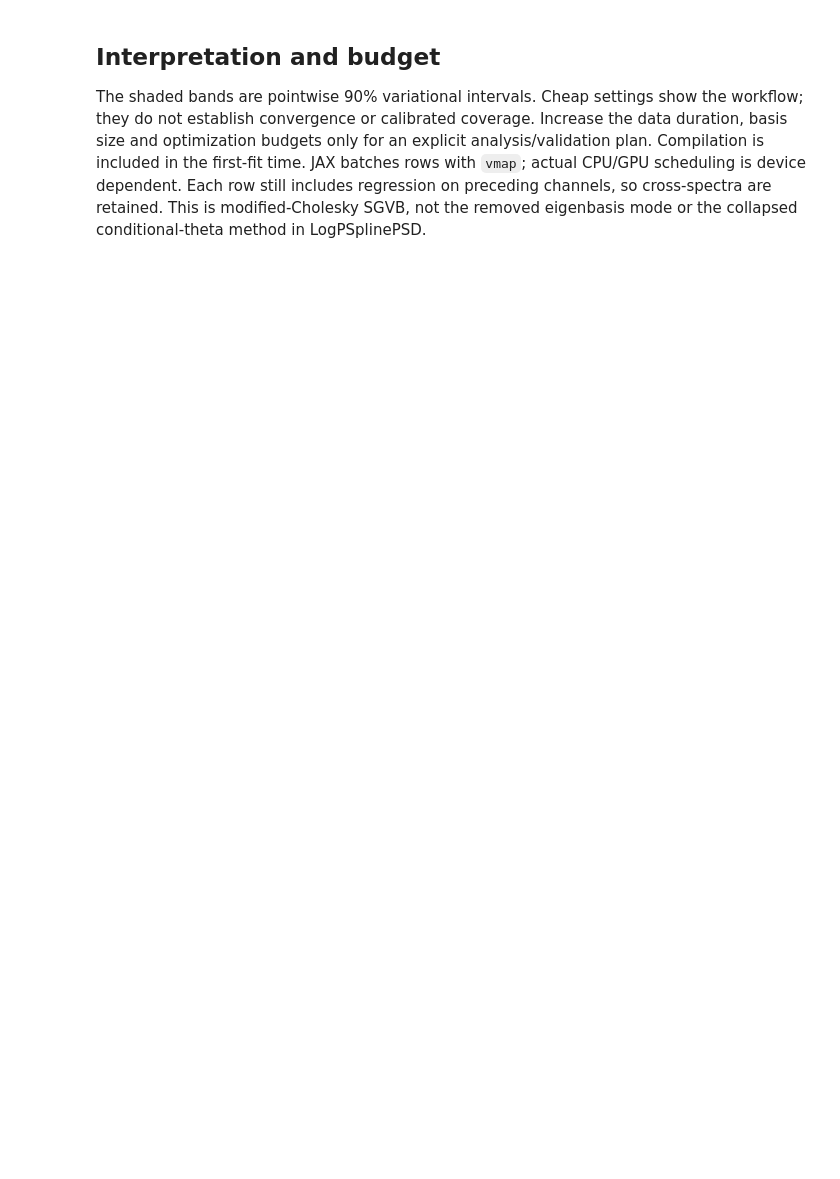
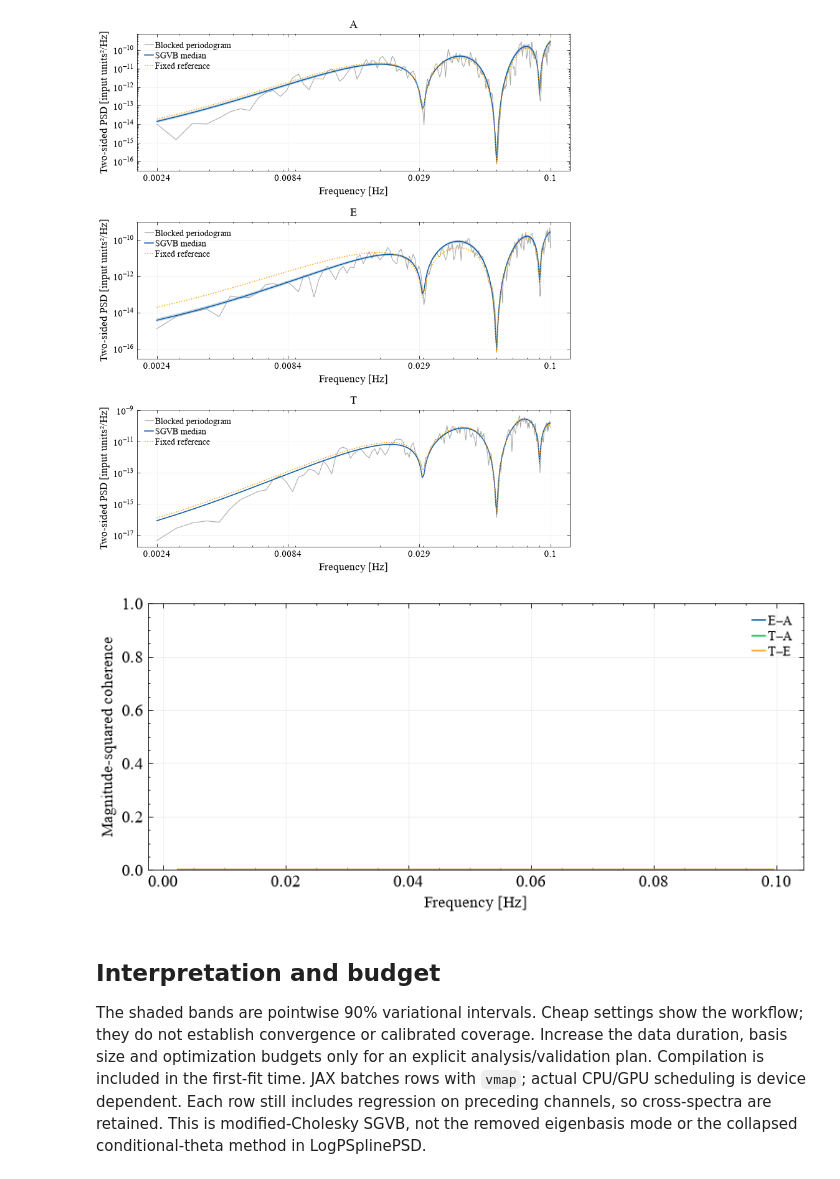
Before and after one commit to nz-gravity/sgvb_psd, a Jupyter notebook: docs/examples/lisa_example.ipynb, the cells around one changed output. Drawn from its saved outputs; the diff is of its cells as text; code cells hidden in the pictures; blank space fills up the shorter version.

Commit message:
docs: simplify examples and retain executed plots

```diff
--- a/docs/examples/lisa_example.ipynb
+++ b/docs/examples/lisa_example.ipynb
@@ -146,8 +212,8 @@ def show_fit(estimator, data, labels, truth=None, reference=None):
     """Two-sided densities and magnitude-squared coherence, no hidden rescaling."""
     from matplotlib.ticker import NullFormatter
     p = data.shape[1]
-    fig, axes = plt.subplots(1, p, figsize=(4*p, 3), squeeze=False)
-    for i, ax in enumerate(axes[0]):
+    fig, axes = plt.subplots(p, 1, figsize=(7.2, 2.8*p), squeeze=False)
+    for i, ax in enumerate(axes[:, 0]):
         fw, pw = signal.welch(data[:, i], fs=estimator.fs, window="boxcar",
                               nperseg=estimator.nt_per_chunk, noverlap=0,
                               detrend=False, return_onesided=False)
@@ -164,11 +230,12 @@ def show_fit(estimator, data, labels, truth=None, reference=None):
         ticks = np.geomspace(estimator.freq[0], estimator.freq[-1], 4)
         ax.set_xticks(ticks, labels=[f"{f:.2g}" for f in ticks])
         ax.xaxis.set_minor_formatter(NullFormatter())
-        ax.tick_params(axis="both", labelsize=9)
-        ax.legend(fontsize=7)
+        ax.tick_params(axis="both", labelsize=10)
+        ax.grid(which="major", alpha=.2)
+        ax.legend(fontsize=9)
     fig.tight_layout(); plt.show()
     if p > 1:
-        fig, ax = plt.subplots(figsize=(6, 3))
+        fig, ax = plt.subplots(figsize=(7.2, 3.4))
         s = estimator.psd_all
         for i in range(p):
             for j in range(i):
@@ -179,6 +246,6 @@ def show_fit(estimator, data, labels, truth=None, reference=None):
                 if truth is not None:
                     known = truth(estimator.freq)
                     known_coh = abs(known[:, i, j])**2/(known[:, i, i].real*known[:, j, j].real)
-                    ax.plot(estimator.freq, known_coh, "--", color=line.get_color(), label="Simulation truth")
+                    ax.plot(estimator.freq, known_coh, "--", color=line.get_color(), label=f"{labels[i]}–{labels[j]} truth")
         ax.set(xlabel="Frequency [Hz]", ylabel="Magnitude-squared coherence", ylim=(0, 1))
-        ax.legend(); fig.tight_layout(); plt.show()
+        ax.grid(alpha=.2); ax.legend(fontsize=9); fig.tight_layout(); plt.show()
@@ -184,0 +254,6 @@ def show_fit(estimator, data, labels, truth=None, reference=None):
+# %%
+data_xyz = data_windowed.copy()
+data = data_xyz
+reference = reference_windowed_xyz
+truth = truth_xyz
+labels = ["X2", "Y2", "Z2"]
@@ -186,0 +293,21 @@ show_fit(estimator, data, labels, truth=truth, reference=reference)
+# %%
+Q = np.array([[-1, 0, 1], [1, -2, 1], [1, 1, 1]], float)
+Q /= np.sqrt(np.array([2, 6, 3]))[:, None]
+np.testing.assert_allclose(Q @ Q.T, np.eye(3), atol=1e-14)
+data = data_xyz @ Q.T
+reference = lambda f: Q @ reference_windowed_xyz(f) @ Q.T
+truth = (lambda f: Q @ truth_xyz(f) @ Q.T) if truth_xyz is not None else None
+labels = ["A", "E", "T"]
+# %%
+start = perf_counter()
+estimator = PSDEstimator(data, fs=fs, reference_psd=reference,
+                         parallel_rows=True, Nbw=window_bandwidth, fmin_for_analysis=.002, fmax_for_analysis=min(.1, fs/2), **BUDGET)
+_ = estimator.run(lr=.003)  # Explicit rate: no costly hyperparameter search.
+runtime = perf_counter() - start
+assert np.all(np.isfinite(estimator.pointwise_ci))
+assert np.all(np.isfinite(estimator.inference_runner.kdl_losses))
+print(f"{len(data)} samples × {data.shape[1]} channels; fit {runtime:.2f} s")
+if estimator.parallel_rows:
+    print("Independent vmapped Cholesky-row dimensions:", estimator.inference_runner.row_dimensions)
+
+estimator_aet = estimator
@@ -187,3 +325,8 @@ show_fit(estimator, data, labels, truth=truth, reference=reference)
+# %%
+show_fit(estimator, data, labels, truth=truth, reference=reference)
+# %% [output]
+[figure, added]
+[figure, added]
 # %% [markdown]
 ## Interpretation and budget
 
```
Also changed, not shown: parts of 16 cells of this notebook, 15 other files.
